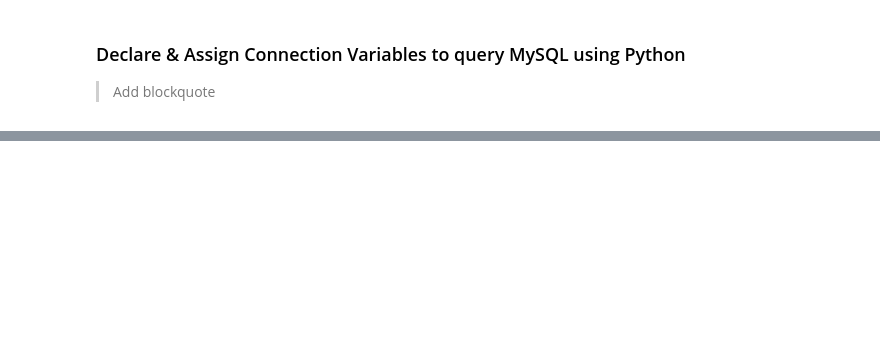
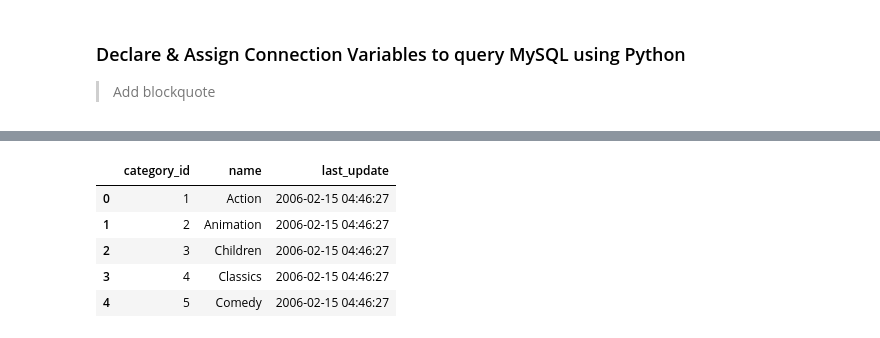
Before and after one commit to aniishap/ds2002, a Jupyter notebook: Data_Project_1.ipynb, the cells around one changed output, grey strips where cells are left out. Cells and saved outputs as stored; diff of their text form; code cells hidden in the pictures; blank space fills up the shorter version.

```diff
--- a/Data_Project_1.ipynb
+++ b/Data_Project_1.ipynb
@@ -108,0 +116,11 @@ conn.close()
+# %%
+sql_category = "SELECT * FROM sakila.category;"
+df_category = get_dataframe(user_id, pwd, host_name,db_name, sql_category)
+df_category.head(5)
+# %% [output]
+|  | category_id | name | last_update |
+| 0 | 1 | Action | 2006-02-15 04:46:27 |
+| 1 | 2 | Animation | 2006-02-15 04:46:27 |
+| 2 | 3 | Children | 2006-02-15 04:46:27 |
+| 3 | 4 | Classics | 2006-02-15 04:46:27 |
+| 4 | 5 | Comedy | 2006-02-15 04:46:27 |
```
Also changed, not shown: parts of 12 cells of this notebook.
